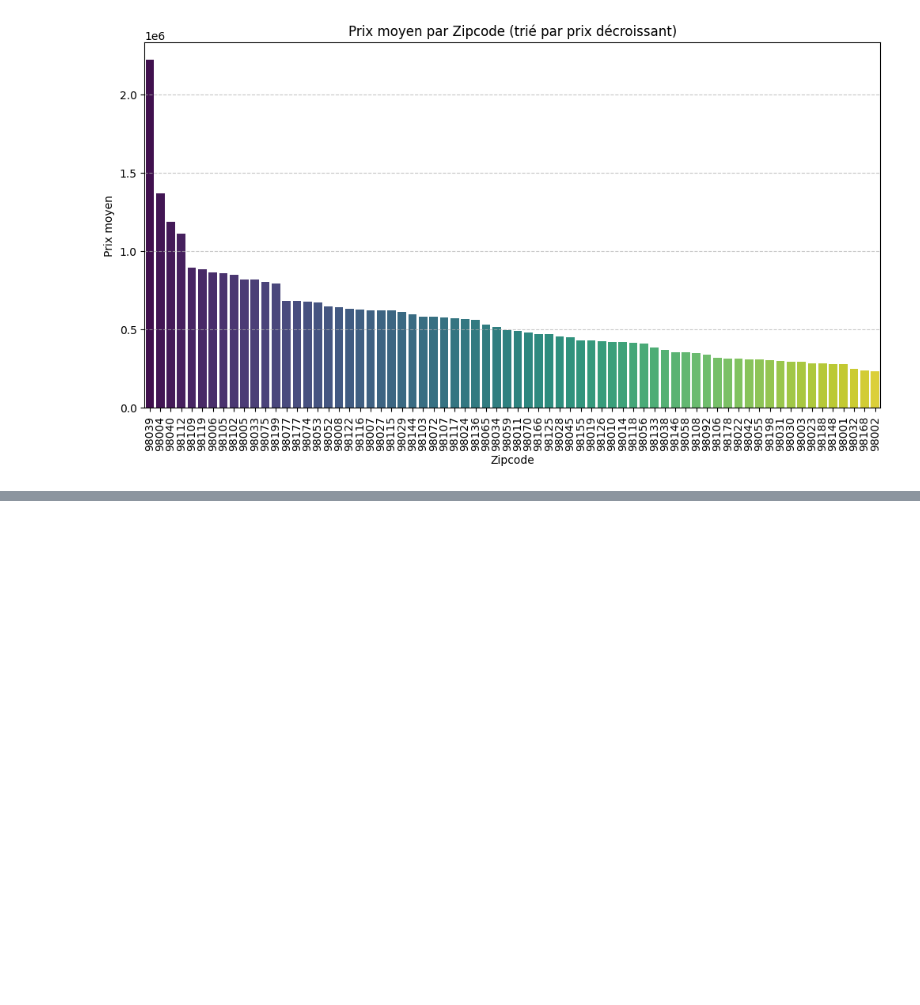
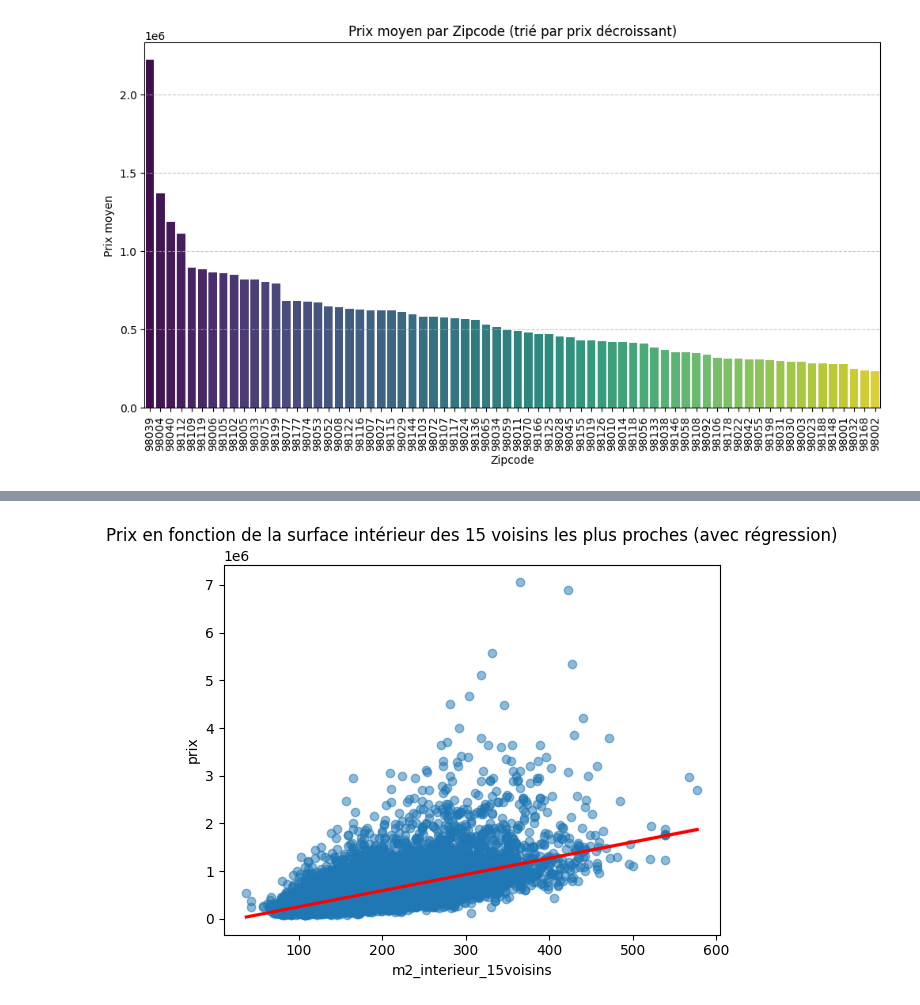
Before and after one commit to paulqevan/real_estate, a Jupyter notebook: feature_eng.ipynb, the cells around one changed output, grey strips where cells are left out. Drawn from its saved outputs; the diff is of its cells as text; code cells hidden in the pictures; blank space fills up the shorter version.

```diff
--- a/feature_eng.ipynb
+++ b/feature_eng.ipynb
@@ -65,0 +88,6 @@ Passing `palette` without assigning `hue` is deprecated and will be removed in v
+# %%
+sns.regplot(x=df['m2_interieur_15voisins'], y=df['prix'], scatter_kws={'alpha':0.5}, line_kws={'color':'red'})
+plt.title("Prix en fonction de la surface intérieur des 15 voisins les plus proches (avec régression)")
+plt.show()
+# %% [output]
+[figure, added]
```
Also changed, not shown: parts of 6 cells of this notebook, 1 other file.
